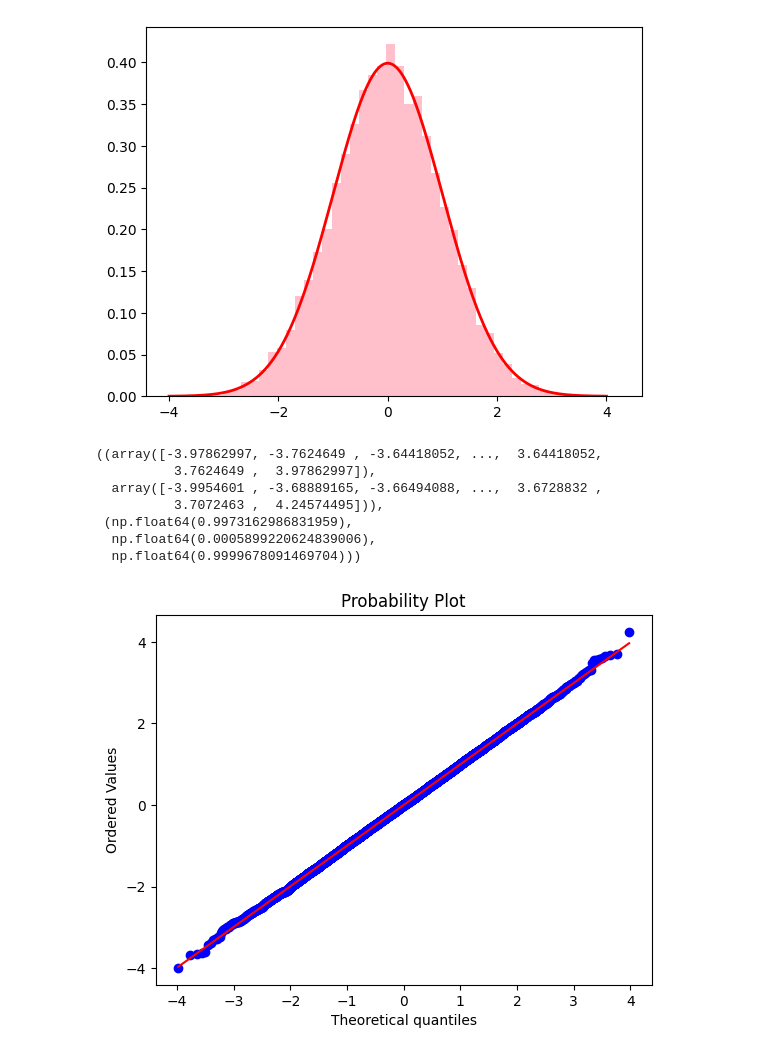
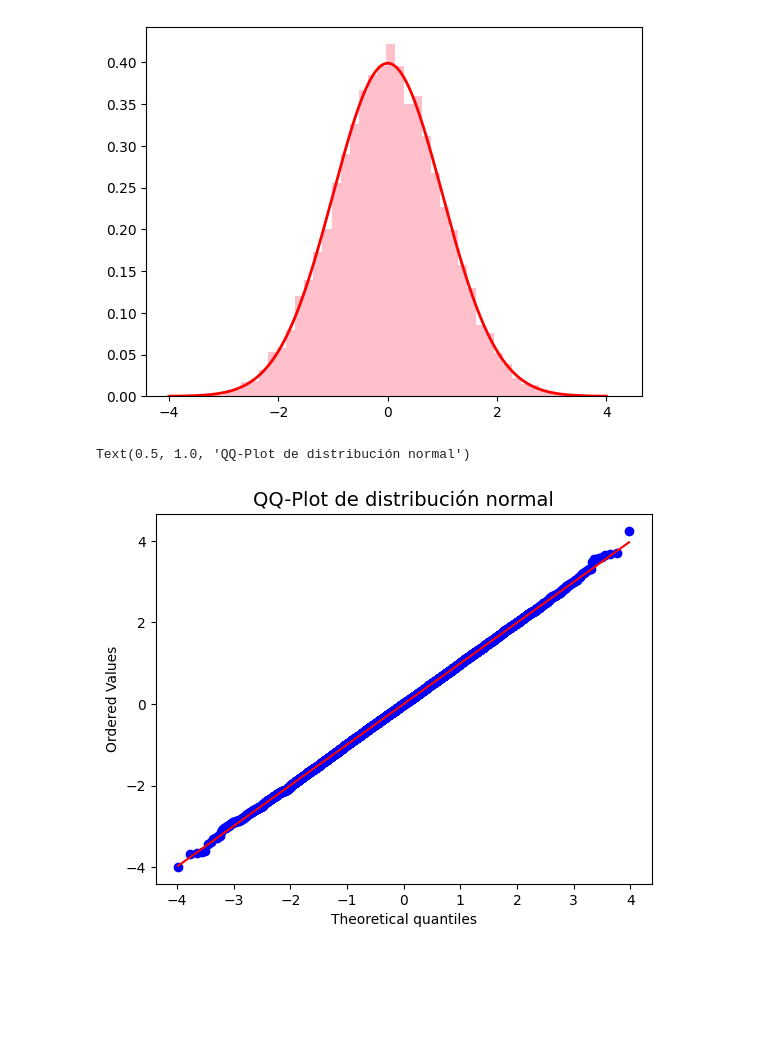
Before and after one commit to VaeriaBautista/Simulaci-n-I, a Jupyter notebook: Método_Box_Muller.ipynb, the cells around one changed output. Saved outputs shown, nothing was run; the diff lists cells and outputs as text; code cells hidden in the pictures; blank space fills up the shorter version.

```diff
--- a/Método_Box_Muller.ipynb
+++ b/Método_Box_Muller.ipynb
@@ -71,12 +71,7 @@ plt.plot(x, stats.norm.pdf(x, 0, 1), 'r-', lw=2,
 # %%
 #QQ-plot sirve para verificar gráficamente si los datos siguen una distribución normal
 stats.probplot(z_combinados, dist="norm", plot=plt)
+plt.title('QQ-Plot de distribución normal', fontsize=14)
 # %% [output]
-((array([-3.97862997, -3.7624649 , -3.64418052, ...,  3.64418052,
-          3.7624649 ,  3.97862997]),
-  array([-3.9954601 , -3.68889165, -3.66494088, ...,  3.6728832 ,
-          3.7072463 ,  4.24574495])),
- (np.float64(0.9973162986831959),
-  np.float64(0.0005899220624839006),
-  np.float64(0.9999678091469704)))
+Text(0.5, 1.0, 'QQ-Plot de distribución normal')
-[figure, old version]
+[figure, new version]
```
